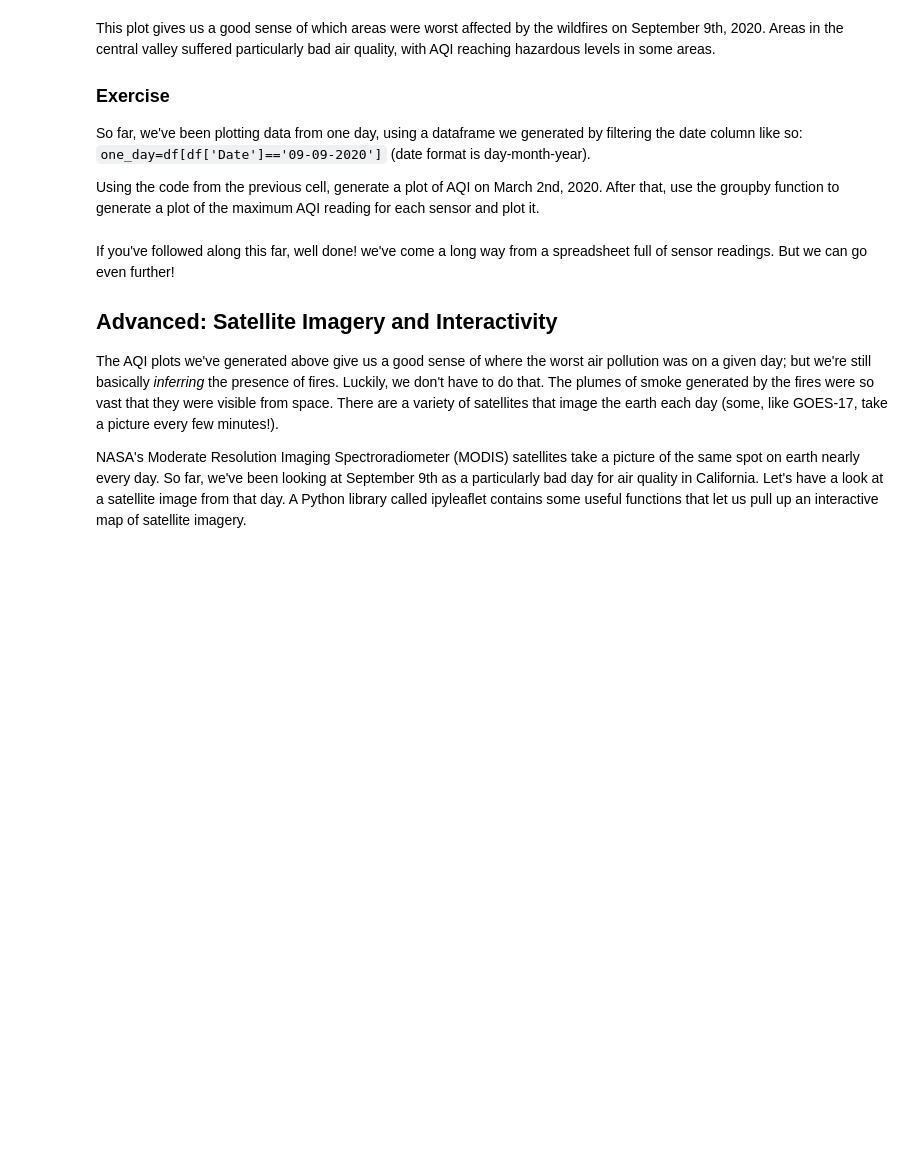
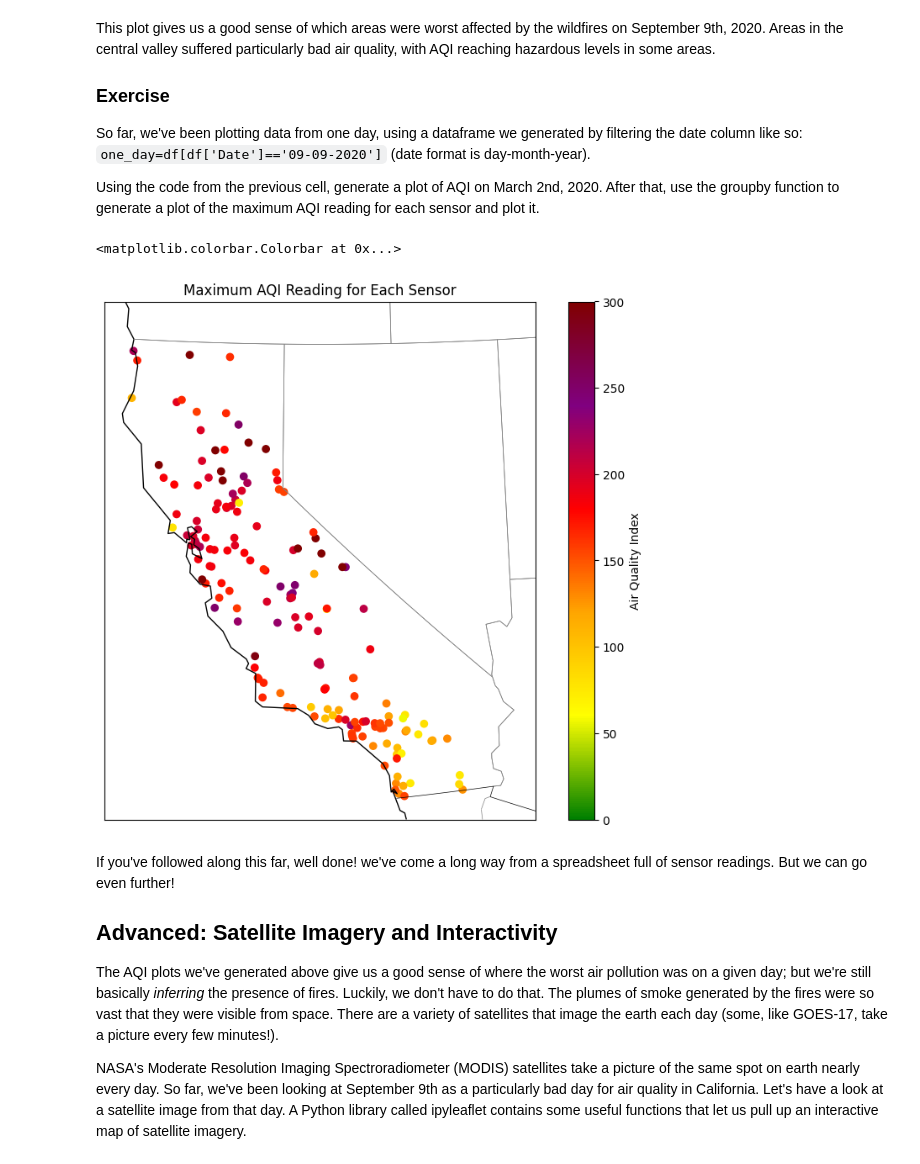
Before and after one commit to joydeneve/QM2, a Jupyter notebook: notebooks/W03. Spatial Data.ipynb, the cells around one changed output. Cells and saved outputs as stored; diff of their text form; code cells hidden in the pictures; blank space fills up the shorter version.

```diff
--- a/notebooks/W03. Spatial Data.ipynb
+++ b/notebooks/W03. Spatial Data.ipynb
@@ -394,6 +396,25 @@ This plot gives us a good sense of which areas were worst affected by the wildfi
 So far, we've been plotting data from one day, using a dataframe we generated by filtering the date column like so: `one_day=df[df['Date']=='09-09-2020']` (date format is day-month-year).
 
 Using the code from the previous cell, generate a plot of AQI on March 2nd, 2020. After that, use the groupby function to generate a plot of the maximum AQI reading for each sensor and plot it.
+# %%
+one_day='02-03-2020'
+one_day=df[df['Date']=='02-03-2020']
+
+from mpl_toolkits.basemap import Basemap
+
+map = Basemap(projection='lcc', resolution='l', lat_0=37.5, lon_0=-119, width=1E6, height=1.2E6)
+
+map.drawcoastlines(color='black')
+map.drawcountries(color='black')
+map.drawstates(color='gray')
+
+map.scatter(max_aqi_with_location['longitude'], max_aqi_with_location['latitude'], latlon=True, c=max_aqi_with_location['AQI'], cmap=aqi_colors, vmin=0, vmax=300)
+
+plt.title('Maximum AQI Reading for Each Sensor')
+plt.colorbar(label='Air Quality Index')
+# %% [output]
+<matplotlib.colorbar.Colorbar at 0x...>
+[figure, added]
 # %% [markdown]
 If you've followed along this far, well done! we've come a long way from a spreadsheet full of sensor readings. But we can go even further!
 
```
Also changed, not shown: parts of 8 cells of this notebook.
